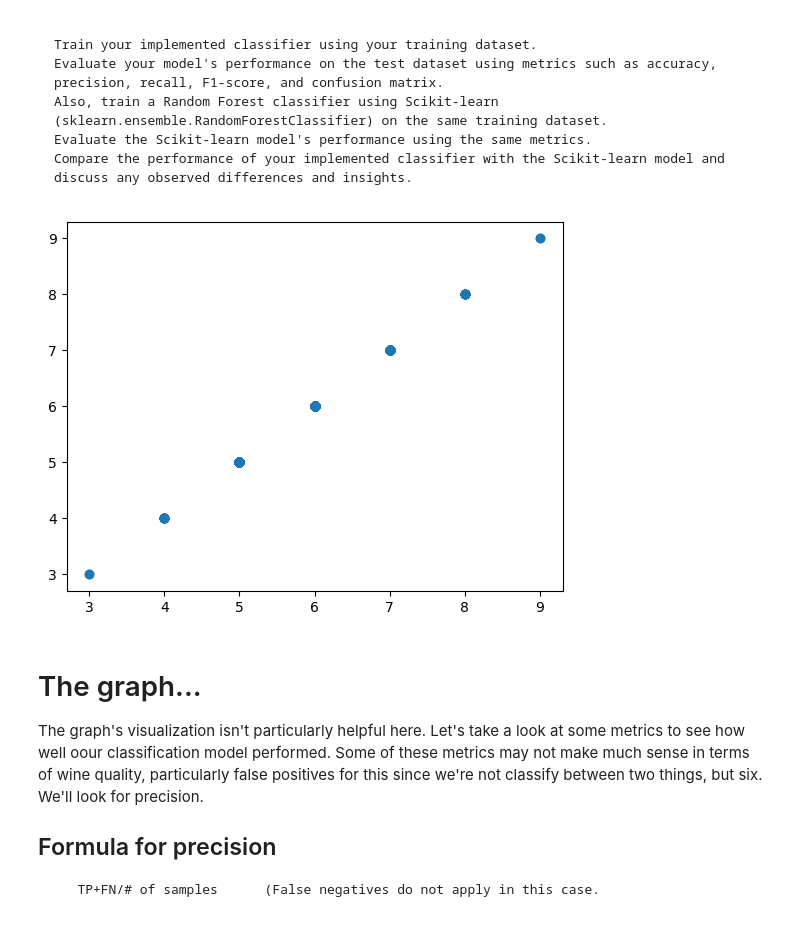
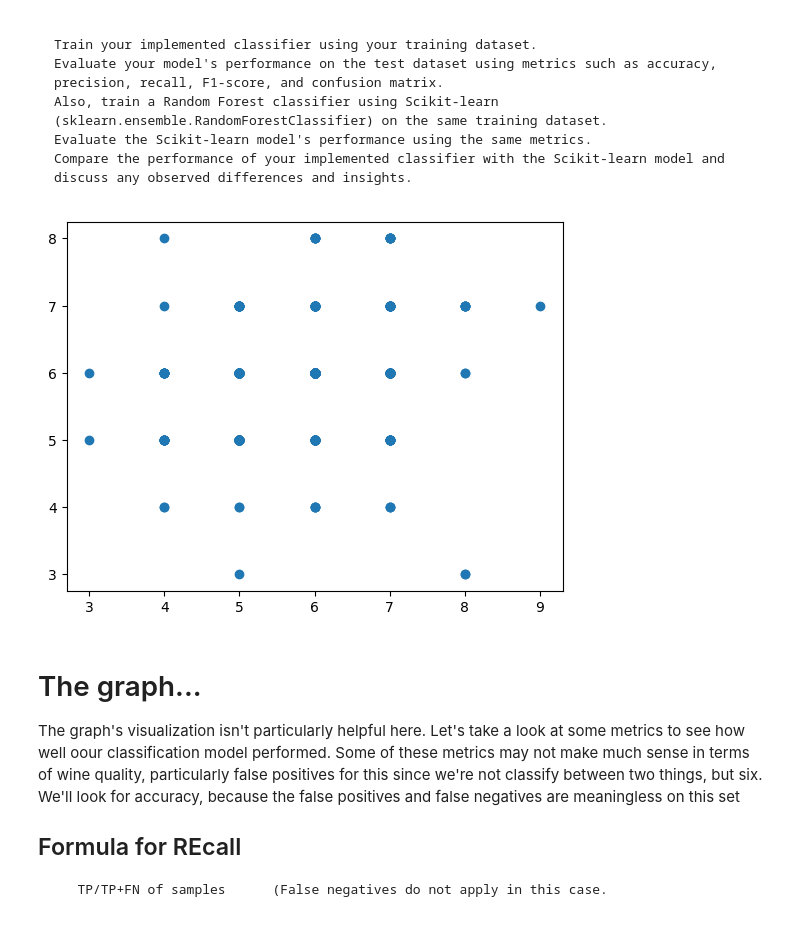
Before and after one commit to sinisterporpoise/cs601_project, a Jupyter notebook: project.ipynb, the cells around one changed output. Cells and saved outputs as stored; diff of their text form; code cells hidden in the pictures.

```diff
--- a/project.ipynb
+++ b/project.ipynb
@@ -173,18 +175,20 @@ For now, gini impurity is being used.  This lets us know the chances that a rand
 def sample_rf(data, depth =3, n_features = 10, leaf_nodes = 7, n_trees = 3):
     trees = []
     bs,oob = bs_oob_samples(data)
+    for i in range(n_trees):
+            # Get the last column and return it for evaluation
+        n_features = bs.shape[1] - 1 # number of features excluding target col
+        n_random_features = n_features        # For a small data set, we likely don't need this.
+        random_selected_features =  rng.choice(n_features,n_random_features,replace = False)     # Select a new feature each time.                                                                                              # Replcae = False means new feature each time
+        random_features_with_target = np.append(random_selected_features,-1) # add target index to selected features
+        sub_data = bs[:,random_features_with_target]   # Create a subset of the bs samples
 
-    for i in range(n_trees):
-        n_features = bs.shape[1] - 1 # number of features excluding target col
-        n_random_features = int(np.sqrt(n_features))         # For a small data set, we likely don't need this.
-        random_selected_features =  rng.choice(n_features,n_random_features,replace = False)     # Select a new feature each time.
-                                                                                                 # Replcae = False means new feature each time
-        random_features_with_target = np.append(random_selected_features,-1) # add target index to selected features
-        sub_data = bs[:,random_features_with_target]                                             # Create a subset of the bs samples
         dt = create_tree(sub_data, depth, leaf_nodes)                                            # Return the tree we need
-        sub_oob = oob[:,random_selected_features]                                                # Create a subset of the oob samples
+        sub_oob = oob[:,random_selected_features] # Create a subset of the oob samples
         trees = dt.predict(sub_oob)         # Return the predictions since that is what we are interested in
-    return trees
+    actual_values = oob[:, -1]
+    # We need to return sub_oob for comparison
+    return actual_values, trees
 # %%
 def forest_results(data, n_trees = 3):
     final_tree = []                                # Empty array to store the last tiems
@@ -192,7 +196,7 @@ def forest_results(data, n_trees = 3):
         acc = 0                                    # Set this to 0 after the start of outer loop because we need aavareages
         for j in range(n_trees):
             acc += data[i]
-        final_tree.append(int(acc/3))              # get the average and append it to the list
+        final_tree.append(int(acc/n_trees))              # get the average and append it to the list
 
     return np.array(final_tree)                    # Return our tree as an numpy array for efficiency
 # %%
@@ -234,0 +233,7 @@ oob[:, -1].shap
+# %%
+#  Now let's do wwhat we did with the trainign samples with the oob samples.
+oob_actual, oob_preds = sample_rf(oob, 5, 7, 8)
+oob_results = np.array(forest_results(oob_preds, 7))
+print(len(oob_actual), len(oob_results))
+print(oob_actual)
+oob_results
@@ -242,16 +282,16 @@ oob[:, -1].shap
     Compare the performance of your implemented classifier with the Scikit-learn model and discuss any observed differences and insights.
 # %%
 # Let's take a look at some data
-plt.scatter(oob_preds, oob_results, label = "Diffrences between predictions and actual")
+plt.scatter(oob_actual , oob_results, label = "Diffrences between predictions and actual")
 plt.show()
 # %% [output]
-[figure, old version]
+[figure, new version]
 # %% [markdown]
 # The graph...
 
 The graph's visualization isn't particularly helpful here. Let's take a look at some metrics to see how well oour classification
 model performed. Some of these metrics may not make much sense in terms of wine quality, particularly false positives for this since we're
-not classify between two things, but six. We'll look for precision.
+not classify between two things, but six. We'll look for accuracy, because the false positives and false negatives are meaningless on this set
 
-## Formula for precision
-       TP+FN/# of samples      (False negatives do not apply in this case.
+## Formula for REcall
+       TP/TP+FN of samples      (False negatives do not apply in this case.
```
Also changed, not shown: parts of 14 cells of this notebook.
